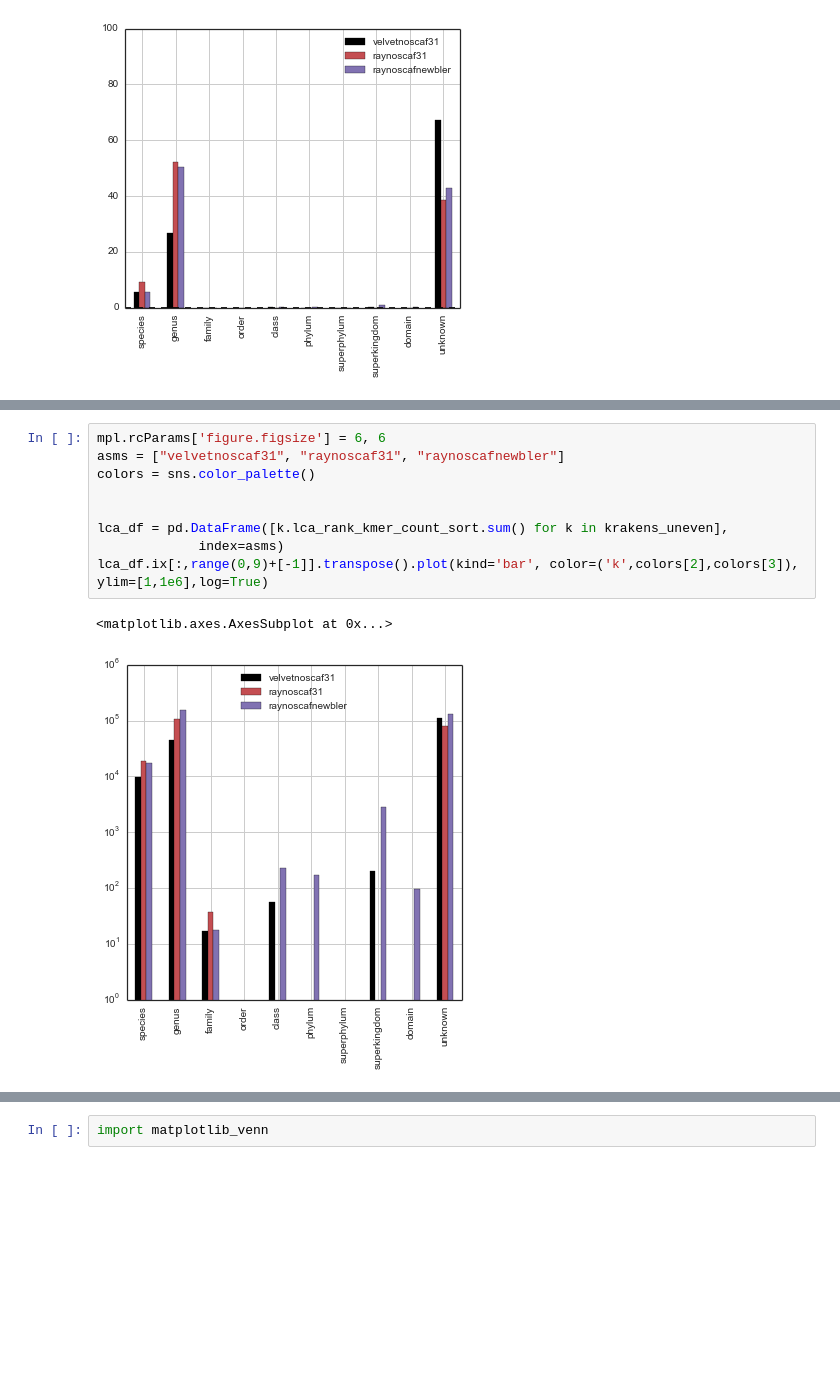
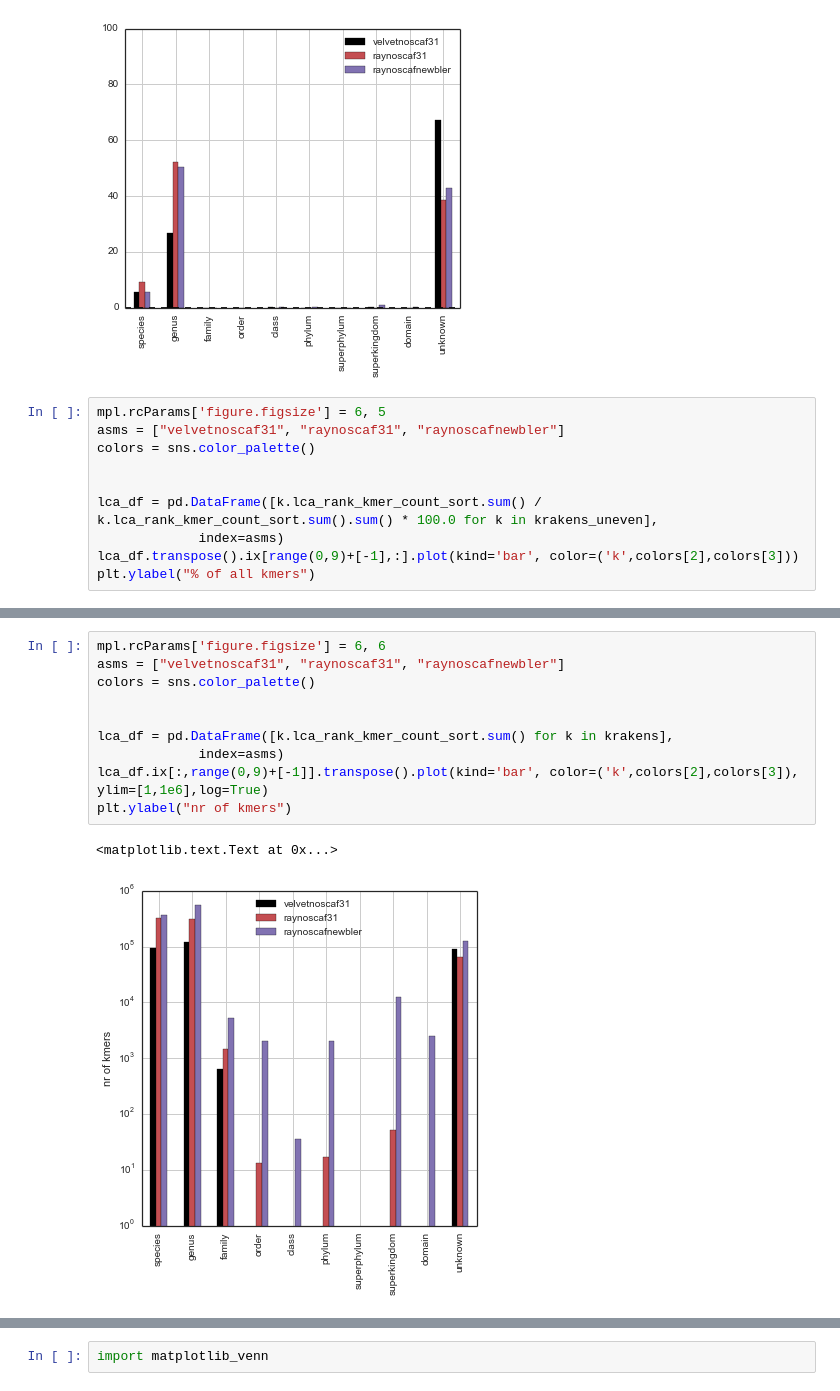
Before and after one commit to inodb/masmvali-publication, a Jupyter notebook: notebooks/kraken-publication-figures.ipynb, the cells around one changed output, grey strips where cells are left out. Saved outputs shown, nothing was run; the diff lists cells and outputs as text; blank space fills up the shorter version.

Commit message:
Add more LCA plots

```diff
--- a/notebooks/kraken-publication-figures.ipynb
+++ b/notebooks/kraken-publication-figures.ipynb
@@ -109,3 +109,13 @@ lca_df.transpose().plot(kind='bar', ylim=[0,100], color=('k',colors[2],colors[3]
 # %% [output]
 <matplotlib.axes.AxesSubplot at 0x...>
 [figure]
+# %%
+mpl.rcParams['figure.figsize'] = 6, 5
+asms = ["velvetnoscaf31", "raynoscaf31", "raynoscafnewbler"]
+colors = sns.color_palette()
+
+
+lca_df = pd.DataFrame([k.lca_rank_kmer_count_sort.sum() / k.lca_rank_kmer_count_sort.sum().sum() * 100.0 for k in krakens_uneven],
+             index=asms)
+lca_df.transpose().ix[range(0,9)+[-1],:].plot(kind='bar', color=('k',colors[2],colors[3]))
+plt.ylabel("% of all kmers")
@@ -112,12 +125,13 @@ lca_df.transpose().plot(kind='bar', ylim=[0,100], color=('k',colors[2],colors[3]
 # %%
 mpl.rcParams['figure.figsize'] = 6, 6
 asms = ["velvetnoscaf31", "raynoscaf31", "raynoscafnewbler"]
 colors = sns.color_palette()
 
 
-lca_df = pd.DataFrame([k.lca_rank_kmer_count_sort.sum() for k in krakens_uneven],
+lca_df = pd.DataFrame([k.lca_rank_kmer_count_sort.sum() for k in krakens],
              index=asms)
 lca_df.ix[:,range(0,9)+[-1]].transpose().plot(kind='bar', color=('k',colors[2],colors[3]), ylim=[1,1e6],log=True)
+plt.ylabel("nr of kmers")
 # %% [output]
-<matplotlib.axes.AxesSubplot at 0x...>
+<matplotlib.text.Text at 0x...>
-[figure, old version]
+[figure, new version]
```
Also changed, not shown: parts of 2 cells of this notebook.
